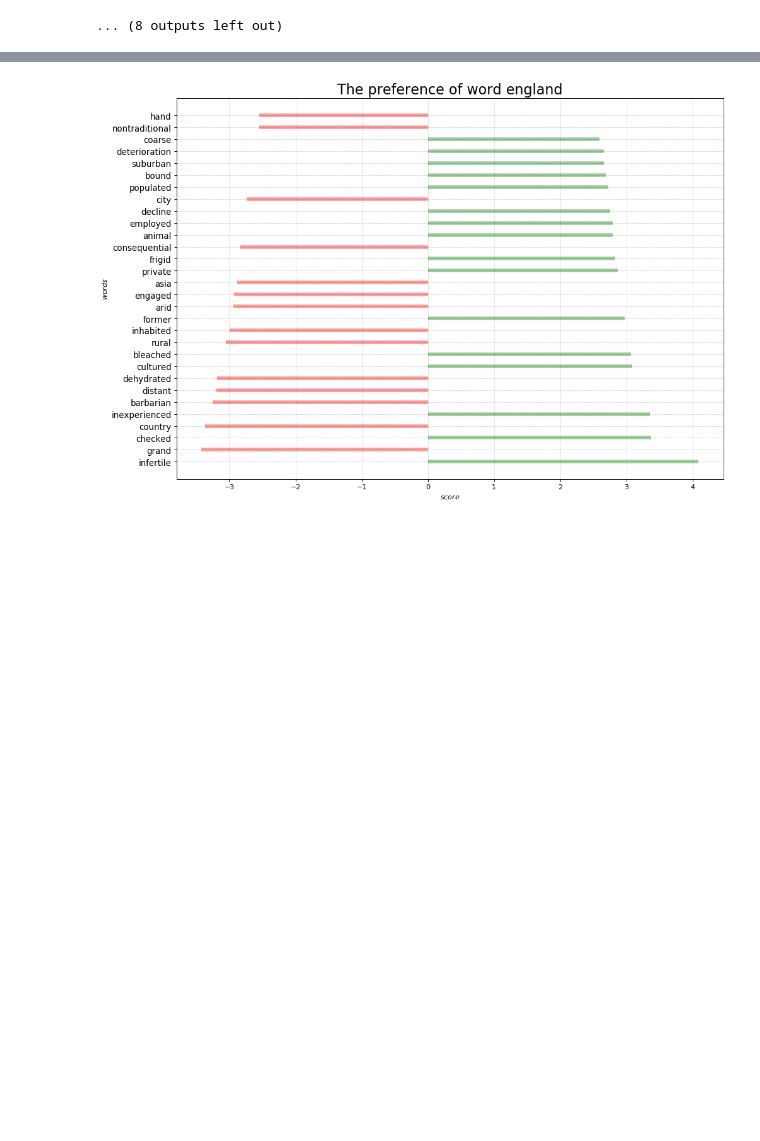
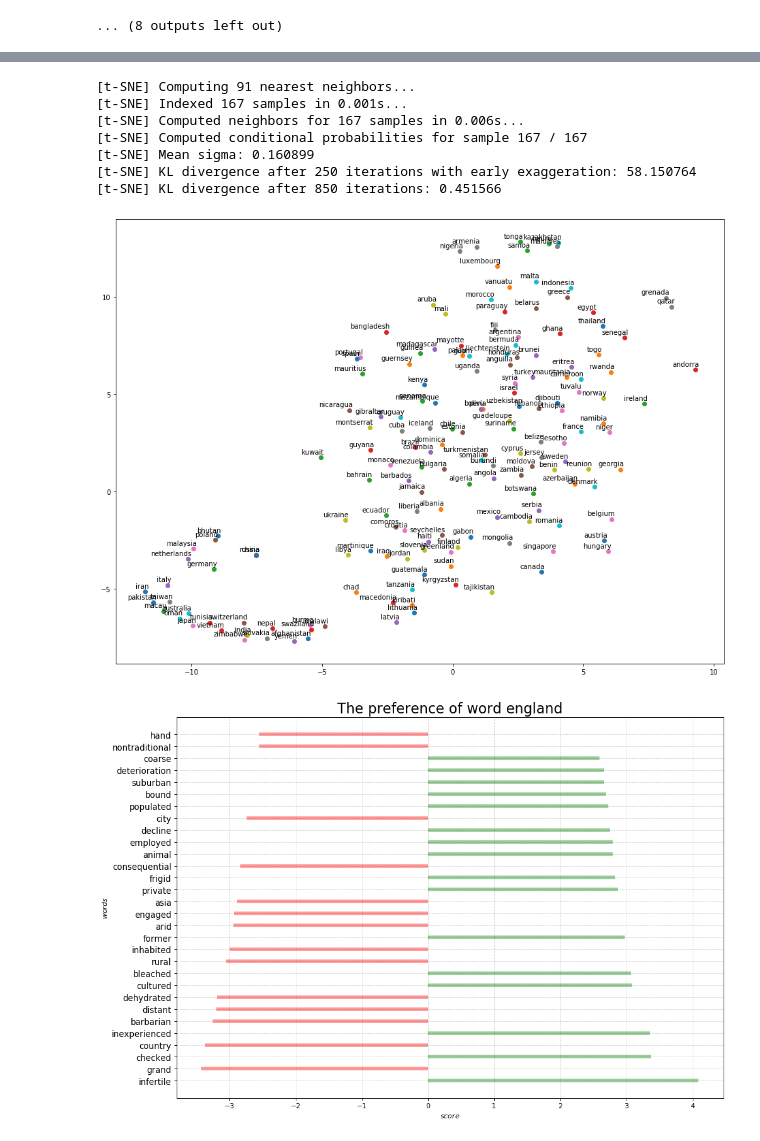
Before and after one commit to ichbinhandsome/Semantic-Differentials-for-Wikipedia-using-the-POLAR-Framework, a Jupyter notebook: RuiXiang/apply_polar_framework.ipynb, the cells around one changed output, grey strips where cells are left out. Cells and saved outputs as stored; diff of their text form; code cells hidden in the pictures; blank space fills up the shorter version.

```diff
--- a/RuiXiang/apply_polar_framework.ipynb
+++ b/RuiXiang/apply_polar_framework.ipynb
@@ -370,3 +423,15 @@ getMeaningOfWord("england", select_antonyms, std_300_vector, 20)
+# %%
+## after polar framework transforamtion
+tSNE(df, norm_300_vector)
+# %% [output]
+[t-SNE] Computing 91 nearest neighbors...
+[t-SNE] Indexed 167 samples in 0.001s...
+[t-SNE] Computed neighbors for 167 samples in 0.006s...
+[t-SNE] Computed conditional probabilities for sample 167 / 167
+[t-SNE] Mean sigma: 0.160899
+[t-SNE] KL divergence after 250 iterations with early exaggeration: 58.150764
+[t-SNE] KL divergence after 850 iterations: 0.451566
+[figure, added]
 # %%
 def plot_lines(word, select_antonyms, model, show_polars):
     this_vector = model[word]
```
Also changed, not shown: parts of 4 cells of this notebook, 2 other files.
